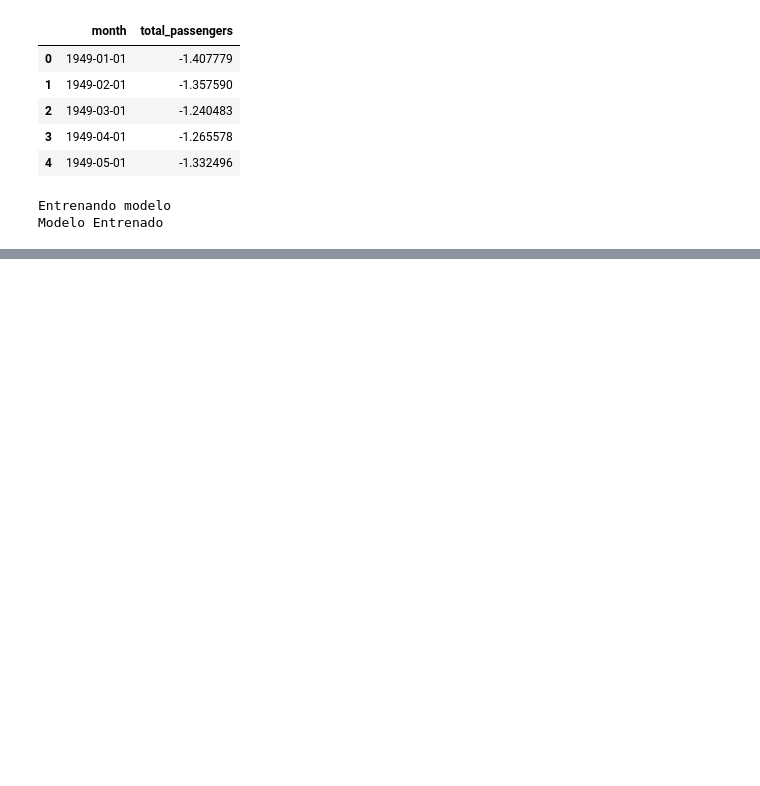
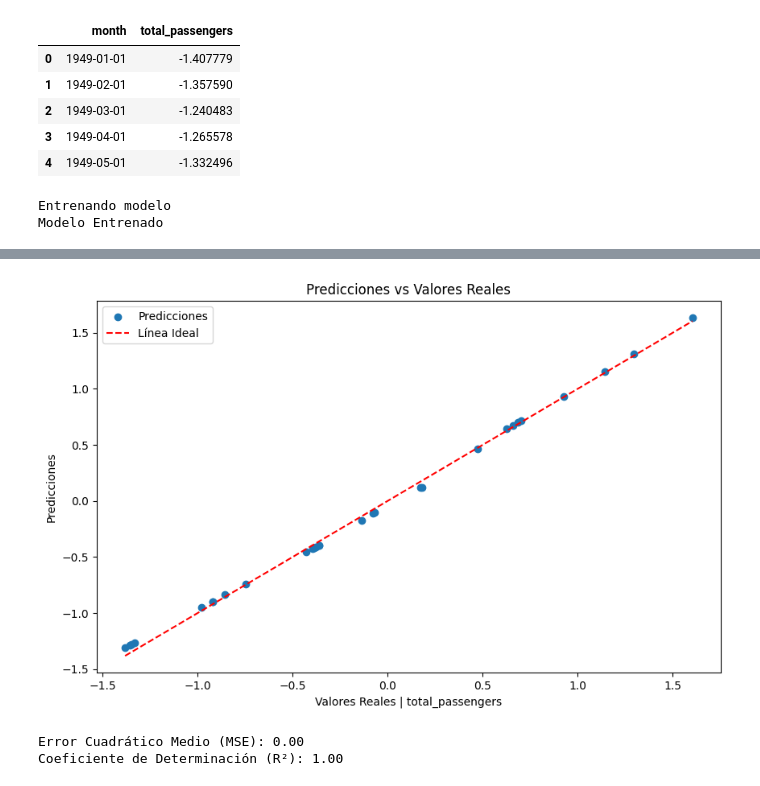
Before and after one commit to FrankRomeroT/H-bito, a Jupyter notebook: Redes Neuronales/Perceptrón Multicapa (MLP)/Regresión/Dia 32/airline_regresión.ipynb, the cells around one changed output, grey strips where cells are left out. Cells and saved outputs as stored; diff of their text form; code cells hidden in the pictures; blank space fills up the shorter version.

```diff
--- a/Redes Neuronales/Perceptrón Multicapa (MLP)/Regresión/Dia 32/airline_regresión.ipynb
+++ b/Redes Neuronales/Perceptrón Multicapa (MLP)/Regresión/Dia 32/airline_regresión.ipynb
@@ -151,0 +143,14 @@ Vamos a hacer una predicción
+# %%
+# Realizar predicciones en el conjunto de prueba
+predicciones = modelo.predict(X_test)
+
+# Graficar predicciones vs valores reales
+plt.figure(figsize=(10, 6))
+plt.scatter(y_test, predicciones, label='Predicciones')
+plt.plot([min(y_test), max(y_test)], [min(y_test), max(y_test)], 'r--', label='Línea Ideal')
+plt.xlabel('Valores Reales | total_passengers')
+plt.ylabel('Predicciones')
+plt.title('Predicciones vs Valores Reales')
+plt.legend()
+plt.show()
+# %% [output]
@@ -151,0 +158,13 @@ Vamos a hacer una predicción
+[figure, added]
+# %%
+from sklearn.metrics import mean_squared_error, r2_score
+
+# Evaluar el modelo
+mse = mean_squared_error(y_test, predicciones)
+r2 = r2_score(y_test, predicciones)
+
+print(f'Error Cuadrático Medio (MSE): {mse:.2f}')
+print(f'Coeficiente de Determinación (R²): {r2:.2f}')
+# %% [output]
+Error Cuadrático Medio (MSE): 0.00
+Coeficiente de Determinación (R²): 1.00
```
Also changed, not shown: parts of 7 cells of this notebook, 1 other file.
